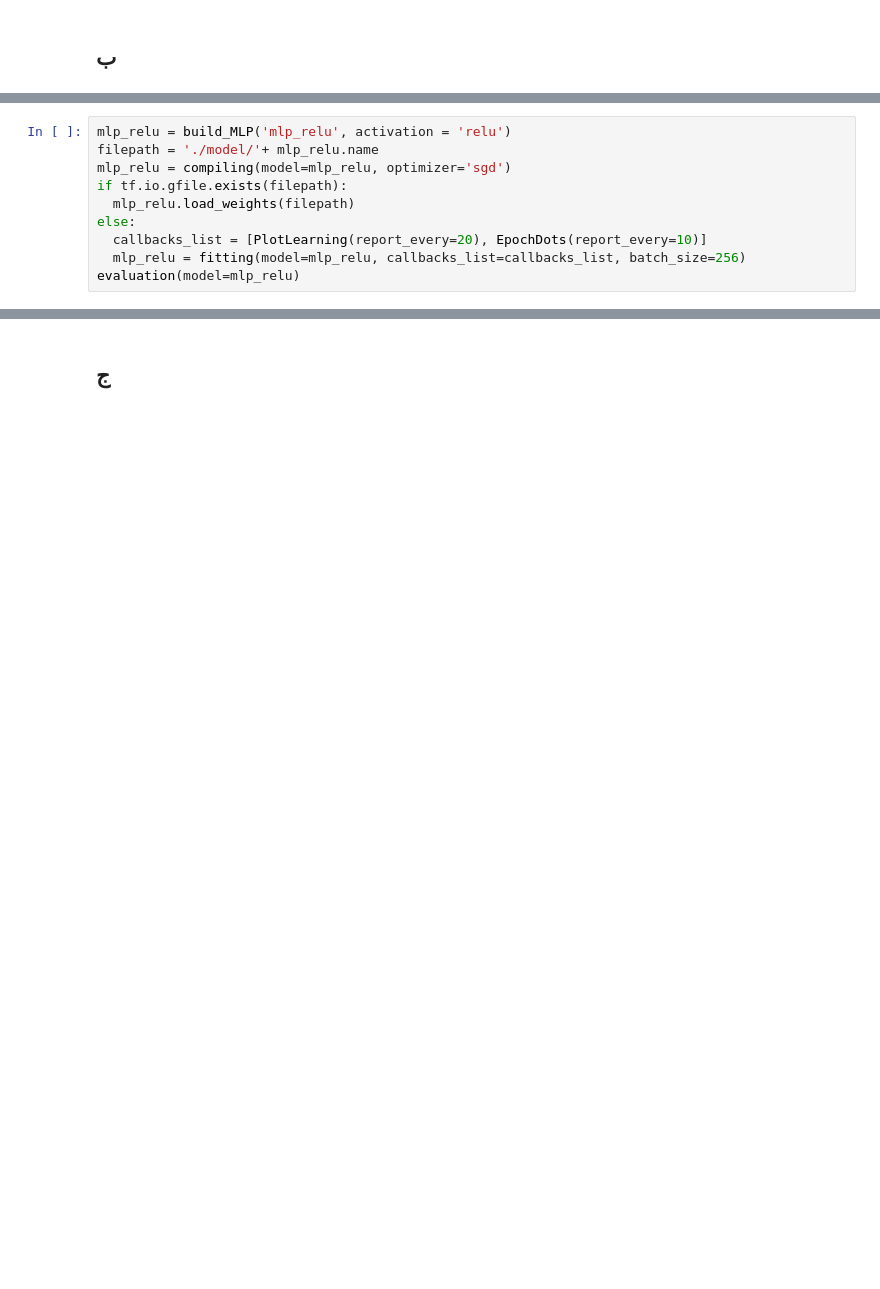
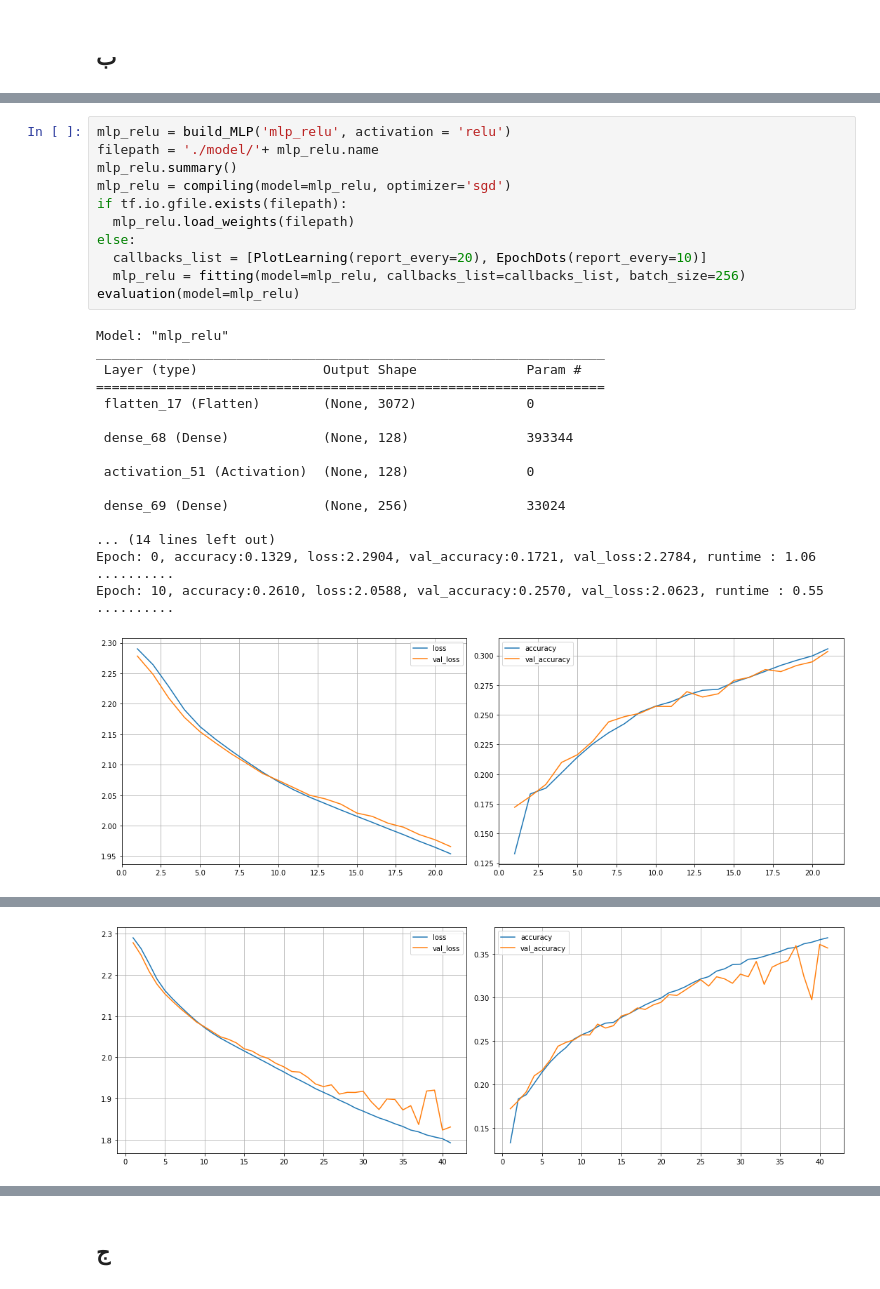
Before and after one commit to peyman886/Deep_Learning, a Jupyter notebook: HW2_practical_Q1,2.ipynb, the cells around one changed output, grey strips where cells are left out. Drawn from its saved outputs; the diff is of its cells as text; blank space fills up the shorter version.

```diff
--- a/HW2_practical_Q1,2.ipynb
+++ b/HW2_practical_Q1,2.ipynb
@@ -447,10 +523,30 @@ evaluation(model=mlp256)
 # %%
 mlp_relu = build_MLP('mlp_relu', activation = 'relu')
 filepath = './model/'+ mlp_relu.name
+mlp_relu.summary()
 mlp_relu = compiling(model=mlp_relu, optimizer='sgd')
 if tf.io.gfile.exists(filepath):
   mlp_relu.load_weights(filepath)
 else:
   callbacks_list = [PlotLearning(report_every=20), EpochDots(report_every=10)]
   mlp_relu = fitting(model=mlp_relu, callbacks_list=callbacks_list, batch_size=256)
 evaluation(model=mlp_relu)
+# %% [output]
+Model: "mlp_relu"
+_________________________________________________________________
+ Layer (type)                Output Shape              Param #
+=================================================================
+ flatten_17 (Flatten)        (None, 3072)              0
+
+ dense_68 (Dense)            (None, 128)               393344
+
+ activation_51 (Activation)  (None, 128)               0
+
+ dense_69 (Dense)            (None, 256)               33024
+
+... (14 lines left out)
+Epoch: 0, accuracy:0.1329, loss:2.2904, val_accuracy:0.1721, val_loss:2.2784, runtime : 1.06
+..........
+Epoch: 10, accuracy:0.2610, loss:2.0588, val_accuracy:0.2570, val_loss:2.0623, runtime : 0.55
+..........
+[figure, added]
@@ -456,0 +557 @@ evaluation(model=mlp_relu)
+[figure, added]
```
Also changed, not shown: parts of 37 cells of this notebook.
